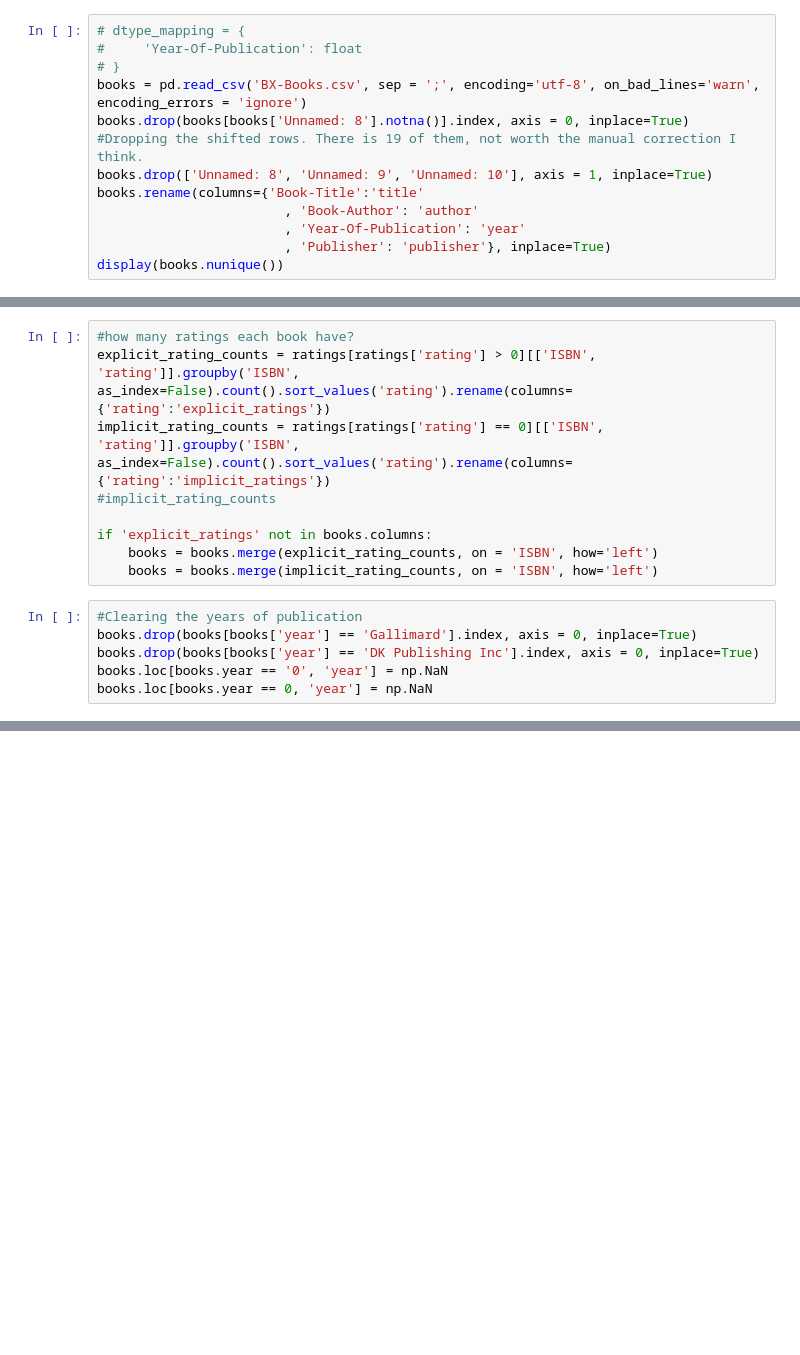
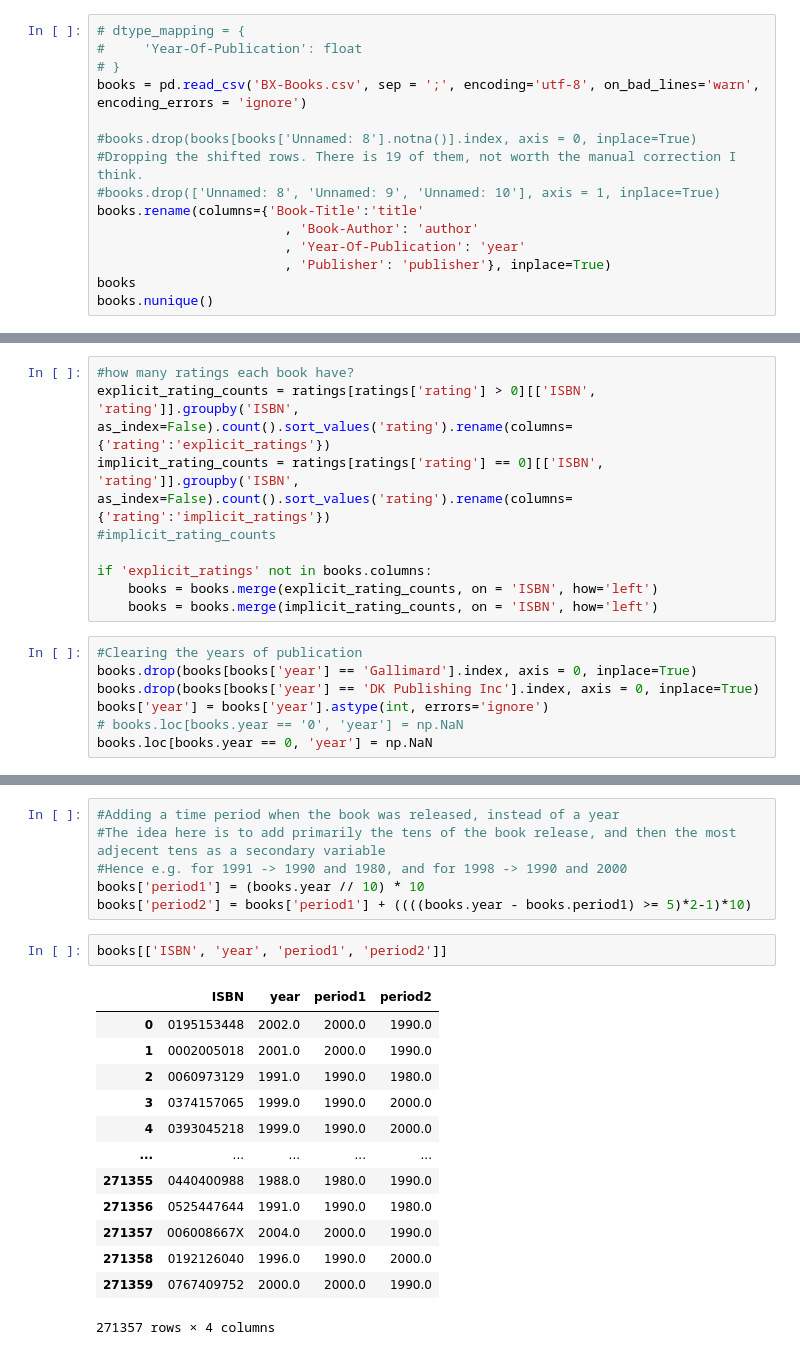
Before and after one commit to JanKubal/Book_Recommender, a Jupyter notebook: book_recommender.ipynb, the cells around one changed output, grey strips where cells are left out. Saved outputs shown, nothing was run; the diff lists cells and outputs as text; blank space fills up the shorter version.

Commit message:
Time periods from years added

```diff
--- a/book_recommender.ipynb
+++ b/book_recommender.ipynb
@@ -22,11 +23,13 @@ dtype: int64
 #     'Year-Of-Publication': float
 # }
 books = pd.read_csv('BX-Books.csv', sep = ';', encoding='utf-8', on_bad_lines='warn', encoding_errors = 'ignore')
-books.drop(books[books['Unnamed: 8'].notna()].index, axis = 0, inplace=True) #Dropping the shifted rows. There is 19 of them, not worth the manual correction I think.
-books.drop(['Unnamed: 8', 'Unnamed: 9', 'Unnamed: 10'], axis = 1, inplace=True)
+
+#books.drop(books[books['Unnamed: 8'].notna()].index, axis = 0, inplace=True) #Dropping the shifted rows. There is 19 of them, not worth the manual correction I think.
+#books.drop(['Unnamed: 8', 'Unnamed: 9', 'Unnamed: 10'], axis = 1, inplace=True)
 books.rename(columns={'Book-Title':'title'
                         , 'Book-Author': 'author'
                         , 'Year-Of-Publication': 'year'
                         , 'Publisher': 'publisher'}, inplace=True)
-display(books.nunique())
+books
+books.nunique()
 # %% [output]
@@ -81,7 +114,8 @@ if 'explicit_ratings' not in books.columns:
 #Clearing the years of publication
 books.drop(books[books['year'] == 'Gallimard'].index, axis = 0, inplace=True)
 books.drop(books[books['year'] == 'DK Publishing Inc'].index, axis = 0, inplace=True)
-books.loc[books.year == '0', 'year'] = np.NaN
+books['year'] = books['year'].astype(int, errors='ignore')
+# books.loc[books.year == '0', 'year'] = np.NaN
 books.loc[books.year == 0, 'year'] = np.NaN
 # %%
 books.year.unique()
@@ -131,3 +141,25 @@ books
+# %%
+#Adding a time period when the book was released, instead of a year
+#The idea here is to add primarily the tens of the book release, and then the most adjecent tens as a secondary variable
+#Hence e.g. for 1991 -> 1990 and 1980, and for 1998 -> 1990 and 2000
+books['period1'] = (books.year // 10) * 10
+books['period2'] = books['period1'] + ((((books.year - books.period1) >= 5)*2-1)*10)
+# %%
+books[['ISBN', 'year', 'period1', 'period2']]
+# %% [output]
+|  | ISBN | year | period1 | period2 |
+| 0 | 0195153448 | 2002.0 | 2000.0 | 1990.0 |
+| 1 | 0002005018 | 2001.0 | 2000.0 | 1990.0 |
+| 2 | 0060973129 | 1991.0 | 1990.0 | 1980.0 |
+| 3 | 0374157065 | 1999.0 | 1990.0 | 2000.0 |
+| 4 | 0393045218 | 1999.0 | 1990.0 | 2000.0 |
+| ... | ... | ... | ... | ... |
+| 271355 | 0440400988 | 1988.0 | 1980.0 | 1990.0 |
+| 271356 | 0525447644 | 1991.0 | 1990.0 | 1980.0 |
+| 271357 | 006008667X | 2004.0 | 2000.0 | 1990.0 |
+| 271358 | 0192126040 | 1996.0 | 1990.0 | 2000.0 |
+| 271359 | 0767409752 | 2000.0 | 2000.0 | 1990.0 |
+271357 rows × 4 columns
 # %%
 #books[(books['author'].str.contains('Tolkien')).replace(np.NaN, False)]
 books[(books['author'].str.contains('Robert Jordan')).replace(np.NaN, False)]
```
Also changed, not shown: parts of 8 cells of this notebook.
